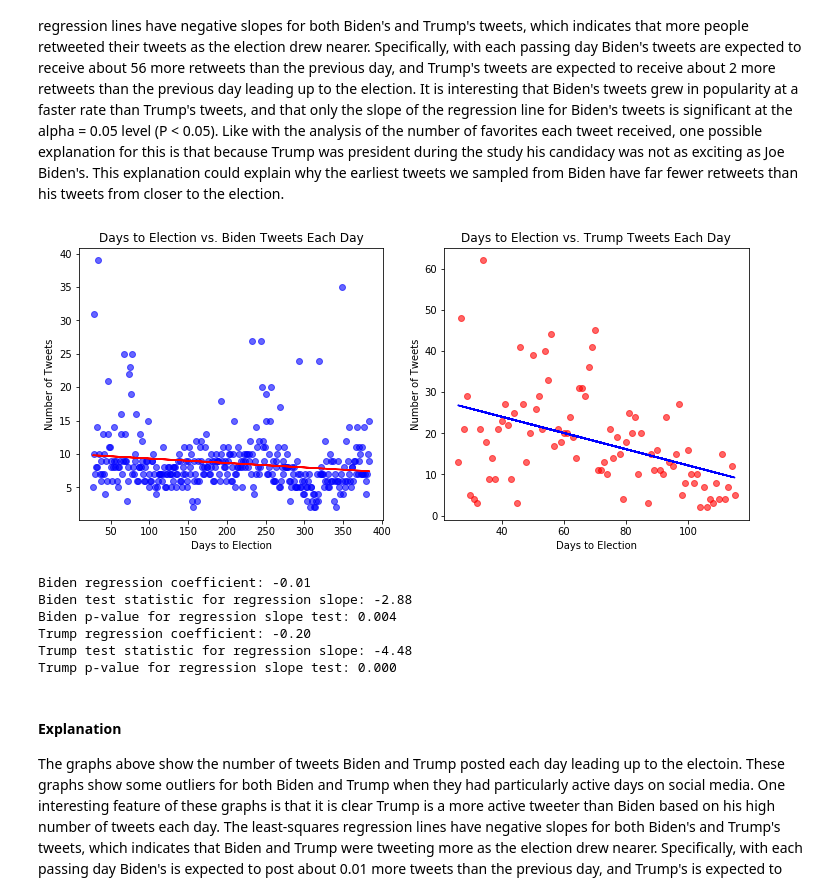
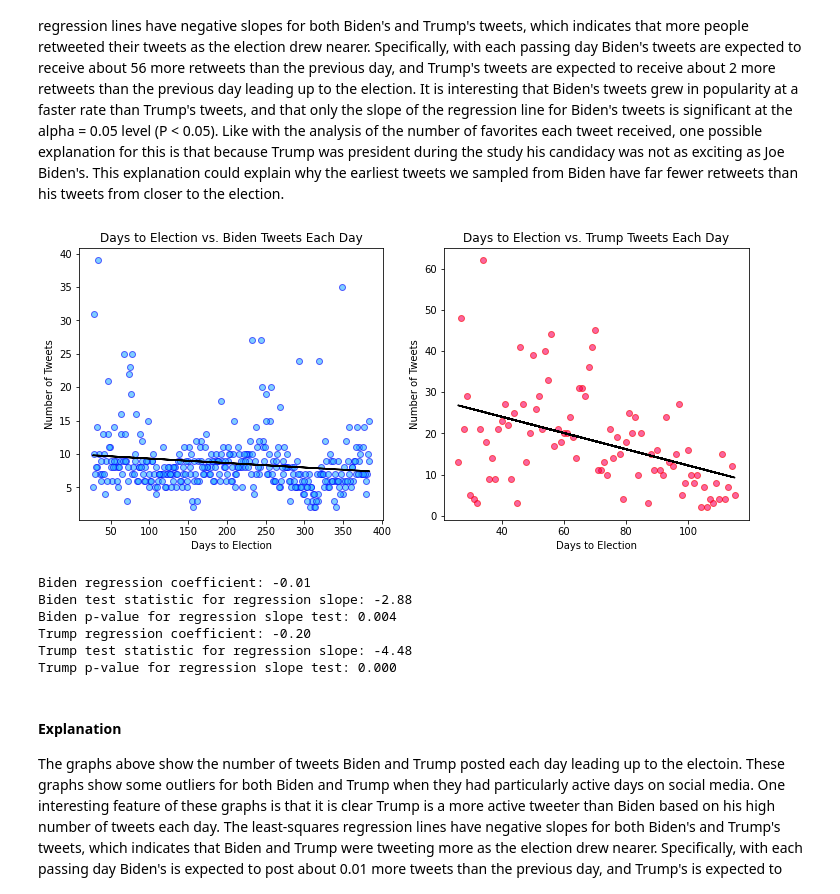
Before and after one commit to sunil-2000/Twitter-Data-Science-Project, a Jupyter notebook: phase4 FINAL (TAs Grade This)-Copy1.ipynb, the cells around one changed output. Saved outputs shown, nothing was run; the diff lists cells and outputs as text; code cells hidden in the pictures.

```diff
--- a/phase4 FINAL (TAs Grade This)-Copy1.ipynb
+++ b/phase4 FINAL (TAs Grade This)-Copy1.ipynb
@@ -527,37 +527,37 @@ The graphs above show the number of retweets that each Biden and Trump tweet rec
 # %%
 fig, (ax1, ax2) = plt.subplots(1, 2, figsize=(12, 5))
 
 b_days_tweets_model = linear_model.LinearRegression().fit(bidenbyday[["days_to_election"]], bidenbyday["tweets_each_day"])
 b_days_tweets_predict = b_days_tweets_model.predict(bidenbyday[["days_to_election"]])
-ax1.scatter(bidenbyday["days_to_election"], bidenbyday["tweets_each_day"], alpha = 0.6, color = "blue")
-ax1.plot(bidenbyday["days_to_election"], b_days_tweets_predict, c = "red")
+ax1.scatter(bidenbyday["days_to_election"], bidenbyday["tweets_each_day"], alpha = 0.6, color = "blue", facecolor = '#2ab0ff')
+ax1.plot(bidenbyday["days_to_election"], b_days_tweets_predict, c = "black")
 ax1.set_title("Days to Election vs. Biden Tweets Each Day")
 ax1.set_xlabel("Days to Election")
 ax1.set_ylabel("Number of Tweets")
 
 t_days_tweets_model = linear_model.LinearRegression().fit(trumpbyday[["days_to_election"]], trumpbyday["tweets_each_day"])
 t_days_tweets_predict = t_days_tweets_model.predict(trumpbyday[["days_to_election"]])
-ax2.scatter(trumpbyday["days_to_election"], trumpbyday["tweets_each_day"], alpha = 0.6, color = "red")
-ax2.plot(trumpbyday["days_to_election"], t_days_tweets_predict, c = "blue")
+ax2.scatter(trumpbyday["days_to_election"], trumpbyday["tweets_each_day"], alpha = 0.6, color = "red", facecolor = "#f5005f")
+ax2.plot(trumpbyday["days_to_election"], t_days_tweets_predict, c = "black")
 ax2.set_title("Days to Election vs. Trump Tweets Each Day")
 ax2.set_xlabel("Days to Election")
 ax2.set_ylabel("Number of Tweets")
 
 plt.show()
 
 b_days_tweets_est = sm.OLS(bidenbyday["tweets_each_day"], sm.add_constant(bidenbyday[["days_to_election"]]))
 b_days_tweets_est2 = b_days_tweets_est.fit()
 print("Biden regression coefficient: " + "{:.2f}".format(b_days_tweets_est2.params[1]))
 print("Biden test statistic for regression slope: " + "{:.2f}".format(b_days_tweets_est2.tvalues[1]))
 print("Biden p-value for regression slope test: " + "{:.3f}".format(b_days_tweets_est2.pvalues[1]))
 
 t_days_tweets_est = sm.OLS(trumpbyday["tweets_each_day"], sm.add_constant(trumpbyday[["days_to_election"]]))
 t_days_tweets_est2 = t_days_tweets_est.fit()
 print("Trump regression coefficient: " + "{:.2f}".format(t_days_tweets_est2.params[1]))
 print("Trump test statistic for regression slope: " + "{:.2f}".format(t_days_tweets_est2.tvalues[1]))
 print("Trump p-value for regression slope test: " + "{:.3f}".format(t_days_tweets_est2.pvalues[1]))
 # %% [output]
-[figure, old version]
+[figure, new version]
 Biden regression coefficient: -0.01
 Biden test statistic for regression slope: -2.88
 Biden p-value for regression slope test: 0.004
```
Also changed, not shown: parts of 19 cells of this notebook.
